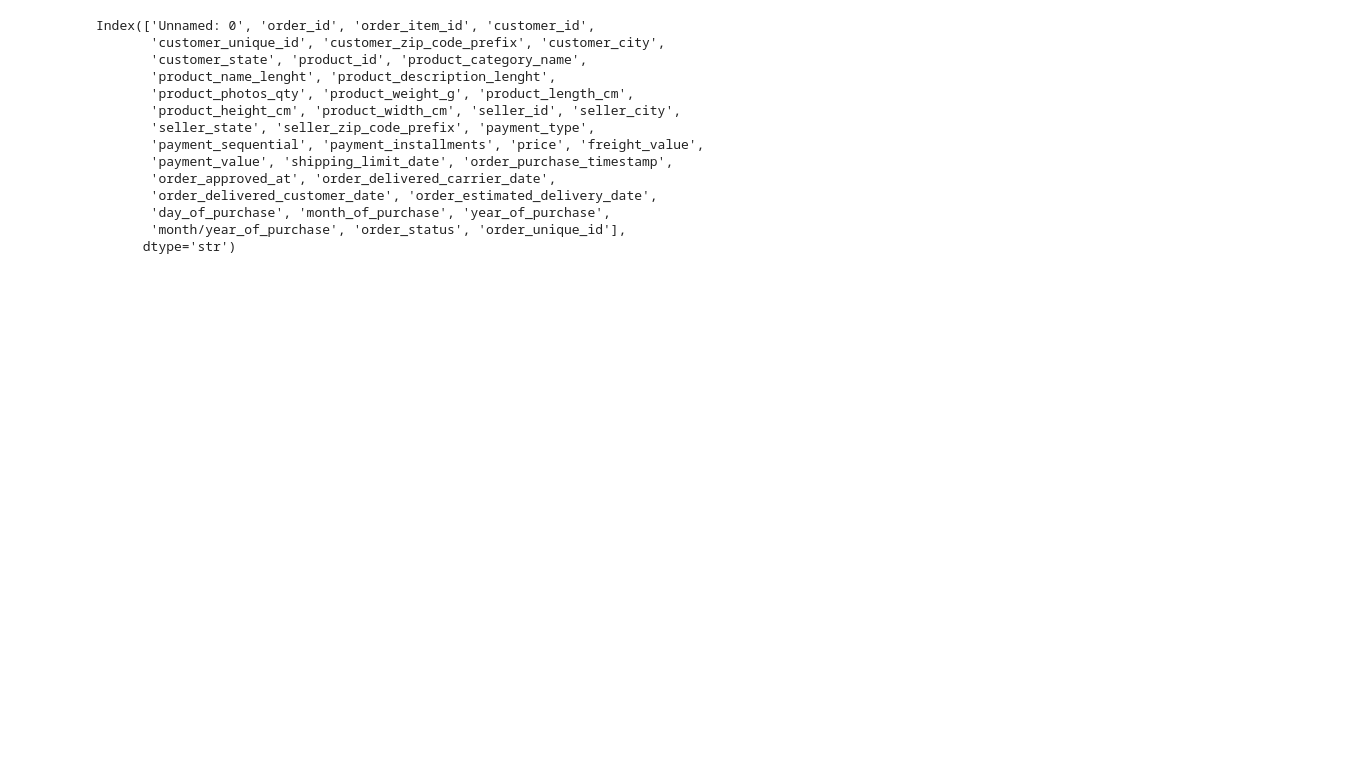
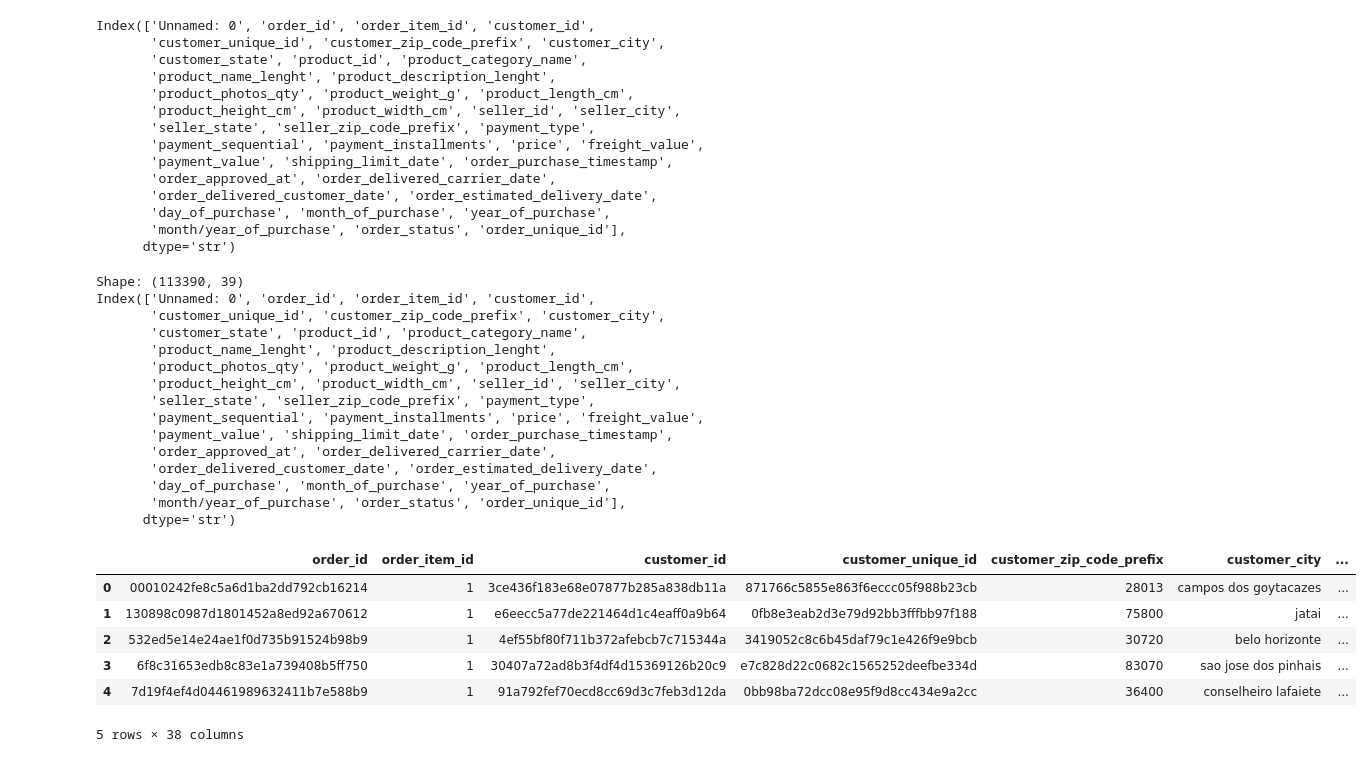
Before and after one commit to shambhavishanbhag1910/E-Commerce-Customer-Intelligence-Platform-using-Machine-Learning-and-MLOps, a Jupyter notebook: notebooks/01_baseline_delay_prediction.ipynb, the cells around one changed output. Cells and saved outputs as stored; diff of their text form; code cells hidden in the pictures; blank space fills up the shorter version.

```diff
--- a/notebooks/01_baseline_delay_prediction.ipynb
+++ b/notebooks/01_baseline_delay_prediction.ipynb
@@ -31,3 +31,40 @@ Index(['Unnamed: 0', 'order_id', 'order_item_id', 'customer_id',
        'day_of_purchase', 'month_of_purchase', 'year_of_purchase',
        'month/year_of_purchase', 'order_status', 'order_unique_id'],
       dtype='str')
+# %%
+# Load data
+df = pd.read_csv("/workspaces/E-Commerce-Customer-Intelligence-Platform-using-Machine-Learning-and-MLOps/data/Dataset by Olist.csv")
+
+# Check shape and columns
+print("Shape:", df.shape)
+print(df.columns)
+
+# Drop unnecessary index column
+if "Unnamed: 0" in df.columns:
+    df = df.drop(columns=["Unnamed: 0"])
+
+# Check first rows
+df.head()
+# %% [output]
+Shape: (113390, 39)
+Index(['Unnamed: 0', 'order_id', 'order_item_id', 'customer_id',
+       'customer_unique_id', 'customer_zip_code_prefix', 'customer_city',
+       'customer_state', 'product_id', 'product_category_name',
+       'product_name_lenght', 'product_description_lenght',
+       'product_photos_qty', 'product_weight_g', 'product_length_cm',
+       'product_height_cm', 'product_width_cm', 'seller_id', 'seller_city',
+       'seller_state', 'seller_zip_code_prefix', 'payment_type',
+       'payment_sequential', 'payment_installments', 'price', 'freight_value',
+       'payment_value', 'shipping_limit_date', 'order_purchase_timestamp',
+       'order_approved_at', 'order_delivered_carrier_date',
+       'order_delivered_customer_date', 'order_estimated_delivery_date',
+       'day_of_purchase', 'month_of_purchase', 'year_of_purchase',
+       'month/year_of_purchase', 'order_status', 'order_unique_id'],
+      dtype='str')
+|  | order_id | order_item_id | customer_id | customer_unique_id | customer_zip_code_prefix | customer_city | ... |
+| 0 | 00010242fe8c5a6d1ba2dd792cb16214 | 1 | 3ce436f183e68e07877b285a838db11a | 871766c5855e863f6eccc05f988b23cb | 28013 | campos dos goytacazes | ... |
+| 1 | 130898c0987d1801452a8ed92a670612 | 1 | e6eecc5a77de221464d1c4eaff0a9b64 | 0fb8e3eab2d3e79d92bb3fffbb97f188 | 75800 | jatai | ... |
+| 2 | 532ed5e14e24ae1f0d735b91524b98b9 | 1 | 4ef55bf80f711b372afebcb7c715344a | 3419052c8c6b45daf79c1e426f9e9bcb | 30720 | belo horizonte | ... |
+| 3 | 6f8c31653edb8c83e1a739408b5ff750 | 1 | 30407a72ad8b3f4df4d15369126b20c9 | e7c828d22c0682c1565252deefbe334d | 83070 | sao jose dos pinhais | ... |
+| 4 | 7d19f4ef4d04461989632411b7e588b9 | 1 | 91a792fef70ecd8cc69d3c7feb3d12da | 0bb98ba72dcc08e95f9d8cc434e9a2cc | 36400 | conselheiro lafaiete | ... |
+5 rows × 38 columns
```
Also changed, not shown: parts of 11 cells of this notebook, 5 other files.
